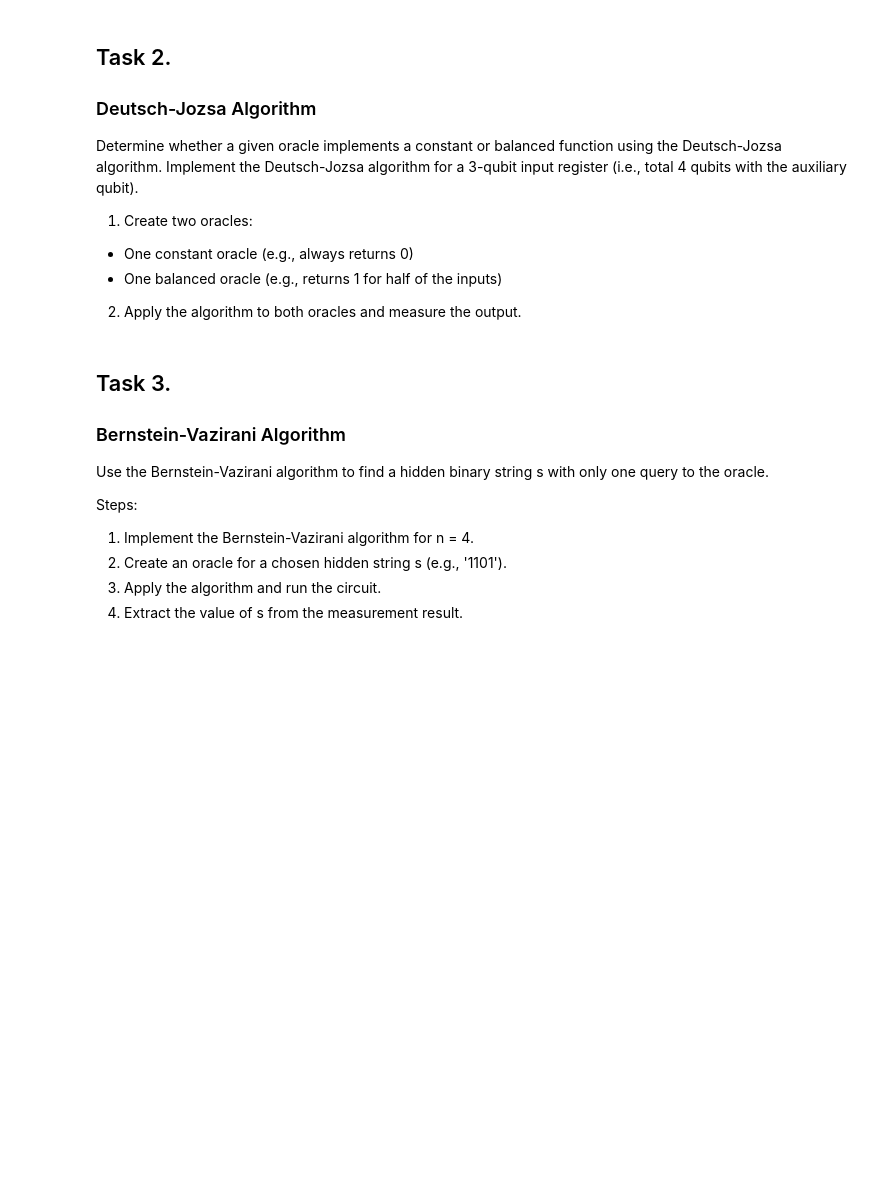
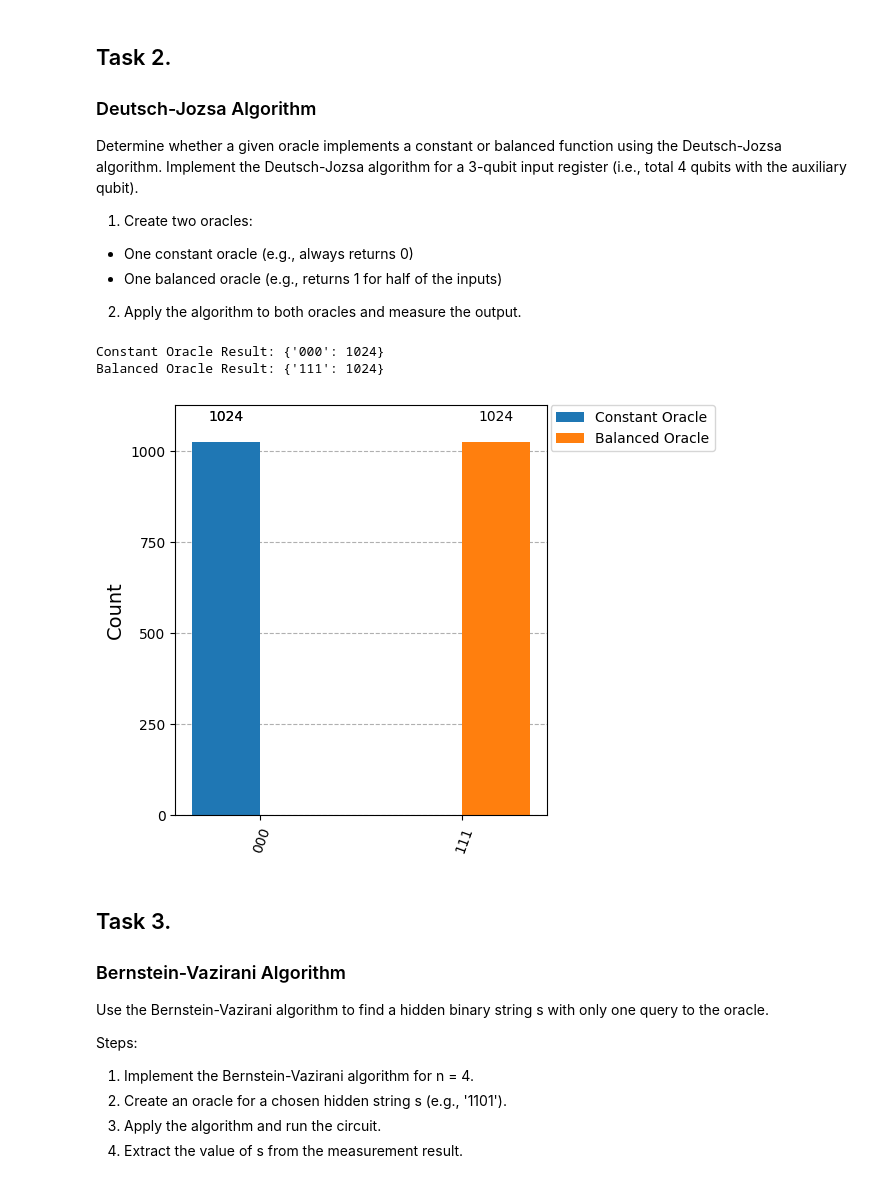
Before and after one commit to ferit-qc/lab2-slavenaleric, a Jupyter notebook: lab2_basicquantumcomputingalgorithms.ipynb, the cells around one changed output. Cells and saved outputs as stored; diff of their text form; code cells hidden in the pictures; blank space fills up the shorter version.

```diff
--- a/lab2_basicquantumcomputingalgorithms.ipynb
+++ b/lab2_basicquantumcomputingalgorithms.ipynb
@@ -1625,3 +1734,35 @@ Determine whether a given oracle implements a constant or balanced function usin
+# %%
+## Write your code here:
+n = 3
+oracle_gate = dj_oracle('balanced', n)
+dj_circuit = dj_algorithm(oracle_gate, n)
+dj_circuit.draw(output='mpl')
+
+simulator = AerSimulator()
+
+oracle = const_oracle
+qc_constant = dj_algorithm(oracle, n)
+
+compiled_qc_constant = transpile(qc_constant, simulator)
+
+result_constant = simulator.run(compiled_qc_constant, shots=1024).result()
+counts_constant = result_constant.get_counts()
+print("Constant Oracle Result:", counts_constant)
+
+oracle = balanced_oracle
+qc_balanced = dj_algorithm(oracle, n)
+
+compiled_qc_balanced = transpile(qc_balanced, simulator)
+
+result_balanced = simulator.run(compiled_qc_balanced, shots=1024).result()
+counts_balanced = result_balanced.get_counts()
+print("Balanced Oracle Result:", counts_balanced)
+
+plot_histogram([counts_constant, counts_balanced], legend=['Constant Oracle', 'Balanced Oracle'])
+# %% [output]
+Constant Oracle Result: {'000': 1024}
+Balanced Oracle Result: {'111': 1024}
+[figure, added]
 # %% [markdown]
 ## Task 3.
 
```
Also changed, not shown: parts of 28 cells of this notebook.
